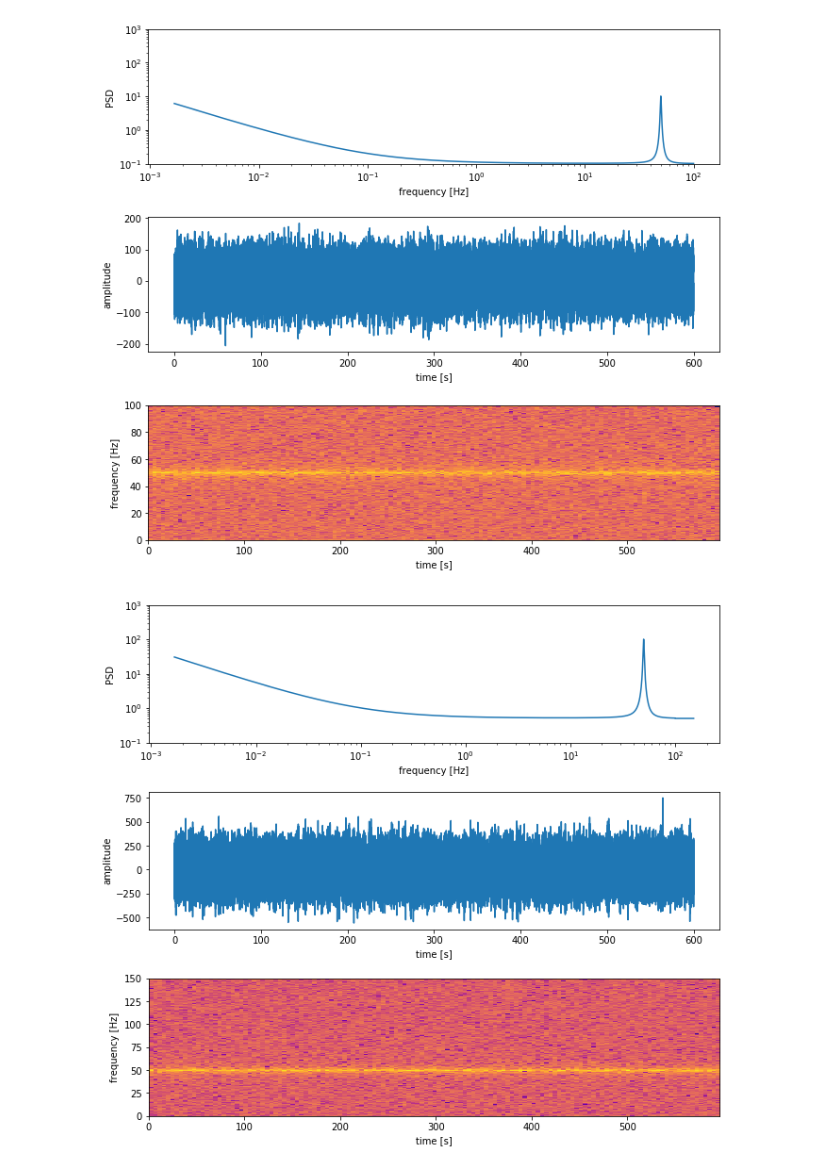
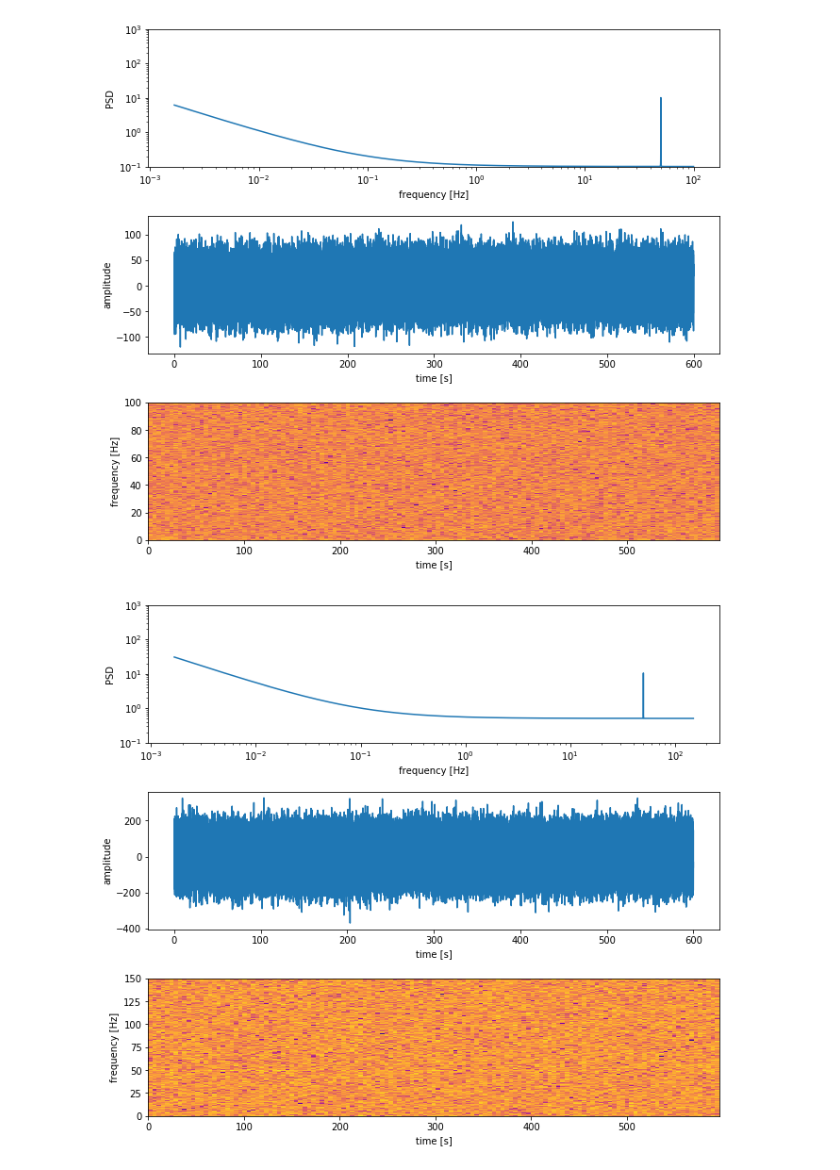
Before and after one commit to gregorylukasiewicz/correlation, a Jupyter notebook: 3corr.ipynb, the cells around one changed output. Drawn from its saved outputs; the diff is of its cells as text; code cells hidden in the pictures.

```diff
--- a/3corr.ipynb
+++ b/3corr.ipynb
@@ -86,7 +86,7 @@ for i in range(1,cut,1):
 
 lorWidth = 150 # szerokość funkcji (jednostka: Hz)
 lorAmp = 10 # amplituda funkcji
-gamma = 0.5 # parametr funkcji
+gamma = 0.01 # parametr funkcji
 position = 50 * freqScale # pozycja środka dodawanego sygnału
 
 x = np.linspace(0, lorWidth, int(lorWidth*freqScale)) # oś czasu
@@ -166,7 +166,7 @@ fig.set_figheight(8)
 fig.set_figwidth(9)
 plt.show()
 # %% [output]
-[figure, old version]
+[figure, new version]
 # %%
 # Drugi sygnał
 s = 1
@@ -187,8 +187,8 @@ for i in range(1,cut,1):
 #spec[s][ int( 50 * freqScale) ] = 5000
 
 lorWidth = 100 # szerokość funkcji (jednostka: Hz)
-lorAmp = 100 # amplituda funkcji
-gamma = 0.5 # parametr funkcji
+lorAmp = 10 # amplituda funkcji
+gamma = 0.01 # parametr funkcji
 position = 50 * freqScale # pozycja środka dodawanego sygnału
 
 x = np.linspace(0, lorWidth, lorWidth*freqScale) # oś czasu
@@ -219,34 +219,34 @@ timeSig[s] = (freqNum-1)*np.fft.irfft(freqSig[s]).real
 # powrót do domeny częstotliwości
 
 freqSig[s] = np.fft.rfft(timeSig[s])/(freqNum-1)
 spec[s] = np.power(2*abs(freqSig[s]),2)
 
 
 # wykres
 
 #PSD
 fig, (ax1, ax2, ax3) = plt.subplots(3, 1)
 ax1.plot(freq[1:cut], spec[s][1:cut])
 ax1.set(yscale = 'log', xscale = 'log',xlabel = "frequency [Hz]", ylabel = "PSD", ylim = (0.1,1000))
 
 # przebieg czasowy
 ax2.plot(timeLine, timeSig[s])
 ax2.set(xlabel = "time [s]", ylabel = "amplitude")
 
 # spektrogram
 Pxx, freqs, bins, im = my_specgram(timeSig[s], NFFT=int(5 * sampleRate),
                                 Fs=sampleRate, noverlap=int(sampleRate/2),
                                 cmap = 'plasma',
                                 minfreq = 0, maxfreq = freqCut[s])
 ax3.set(xlabel = "time [s]", ylabel = "frequency [Hz]", ylim = (0,freqCut[s]))
 
 # ustawienia wykresu
 fig.tight_layout(pad = -1) # rozsunięcie wykresów, żeby zmieściły się podpisy pod osiami
 fig.set_figheight(8)
 fig.set_figwidth(9)
 plt.show()
 # %% [output]
-[figure, old version]
+[figure, new version]
 # %%
 # Trzeci sygnał
 s=2
```
Also changed, not shown: parts of 2 cells of this notebook.
